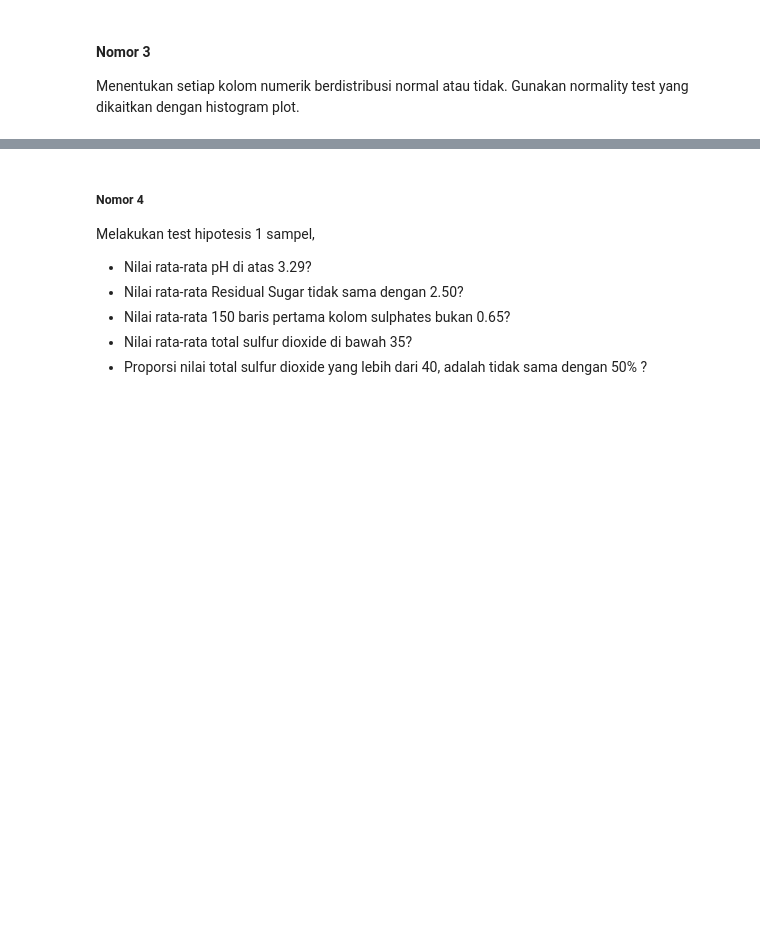
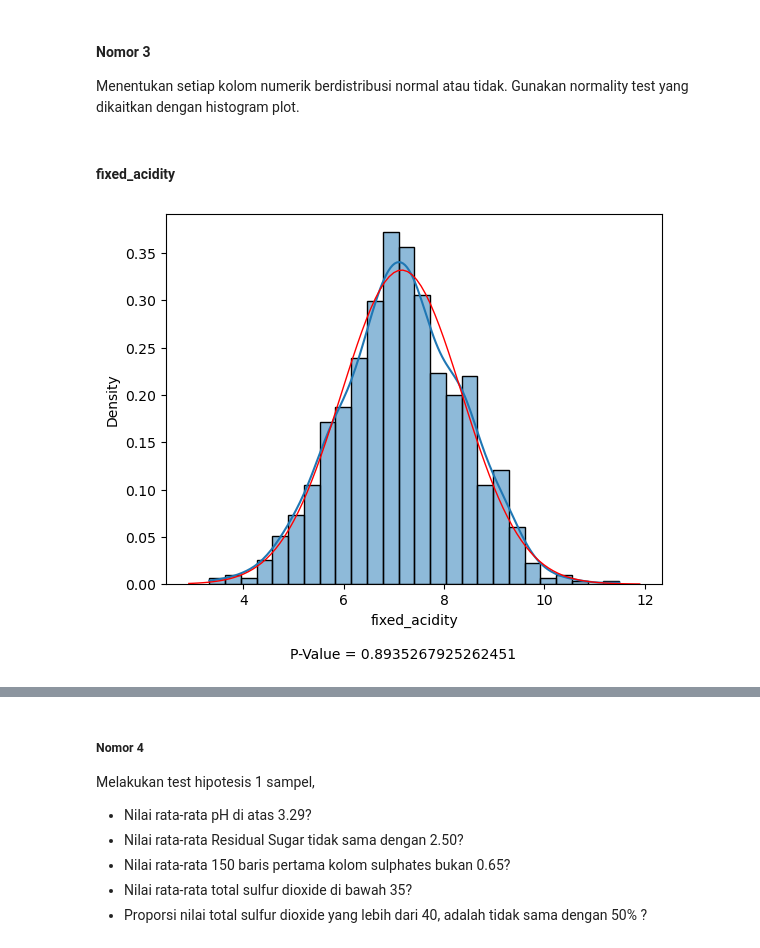
Before and after one commit to egijago/Tubes-Probstat, a Jupyter notebook: src/K02-T1-IF2220-13521050.ipynb, the cells around one changed output, grey strips where cells are left out. Drawn from its saved outputs; the diff is of its cells as text; code cells hidden in the pictures; blank space fills up the shorter version.

```diff
--- a/src/K02-T1-IF2220-13521050.ipynb
+++ b/src/K02-T1-IF2220-13521050.ipynb
@@ -255,3 +256,24 @@ Pada histrogram, dapat dilihat pula *peakedness* dari distribusi tersebut kurang
 #### Nomor 3
 Menentukan setiap kolom numerik berdistribusi normal atau tidak. Gunakan normality test
 yang dikaitkan dengan histogram plot.
+# %%
+def show_histplot(column_name) :
+    df1 = df[column_name]
+    sns.histplot(df1, kde=True, stat="density", linewidth=1)
+
+    stat, p_value = shapiro(df1)
+    xmin, xmax = plt.xlim()
+    x = np.linspace(xmin, xmax, 100)
+    mu, std = norm.fit(df1)
+    p = norm.pdf(x, mu, std)
+    plt.plot(x, p, linewidth=1, color='red')
+
+    plt.annotate(f"P-Value = {p_value}",
+                xy = (0.25, -0.2),
+                xycoords='axes fraction')
+# %%
+markdown("#### " + list(df)[0])
+show_histplot(list(df)[0])
+# %% [output]
+#### fixed_acidity
+[figure, added]
```
Also changed, not shown: parts of 25 cells of this notebook.
